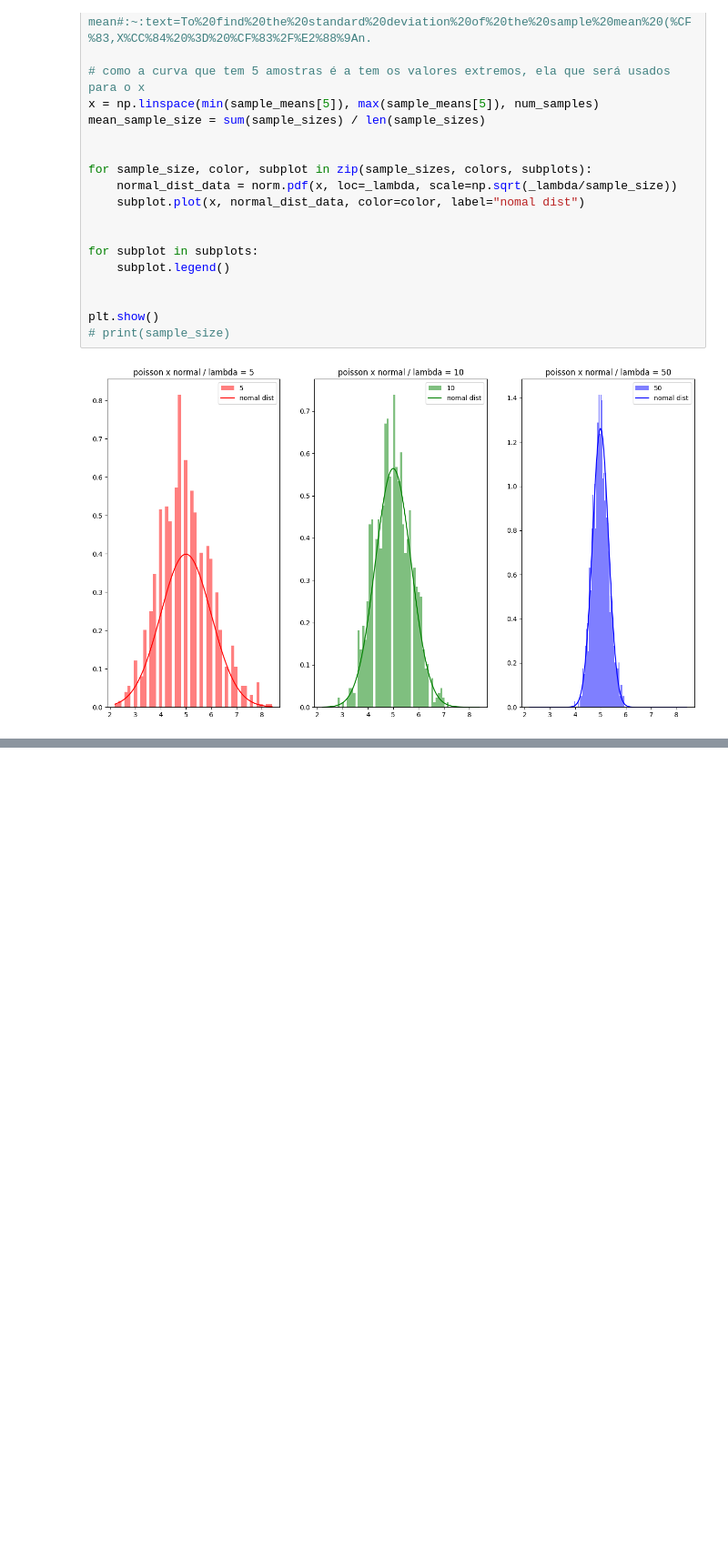
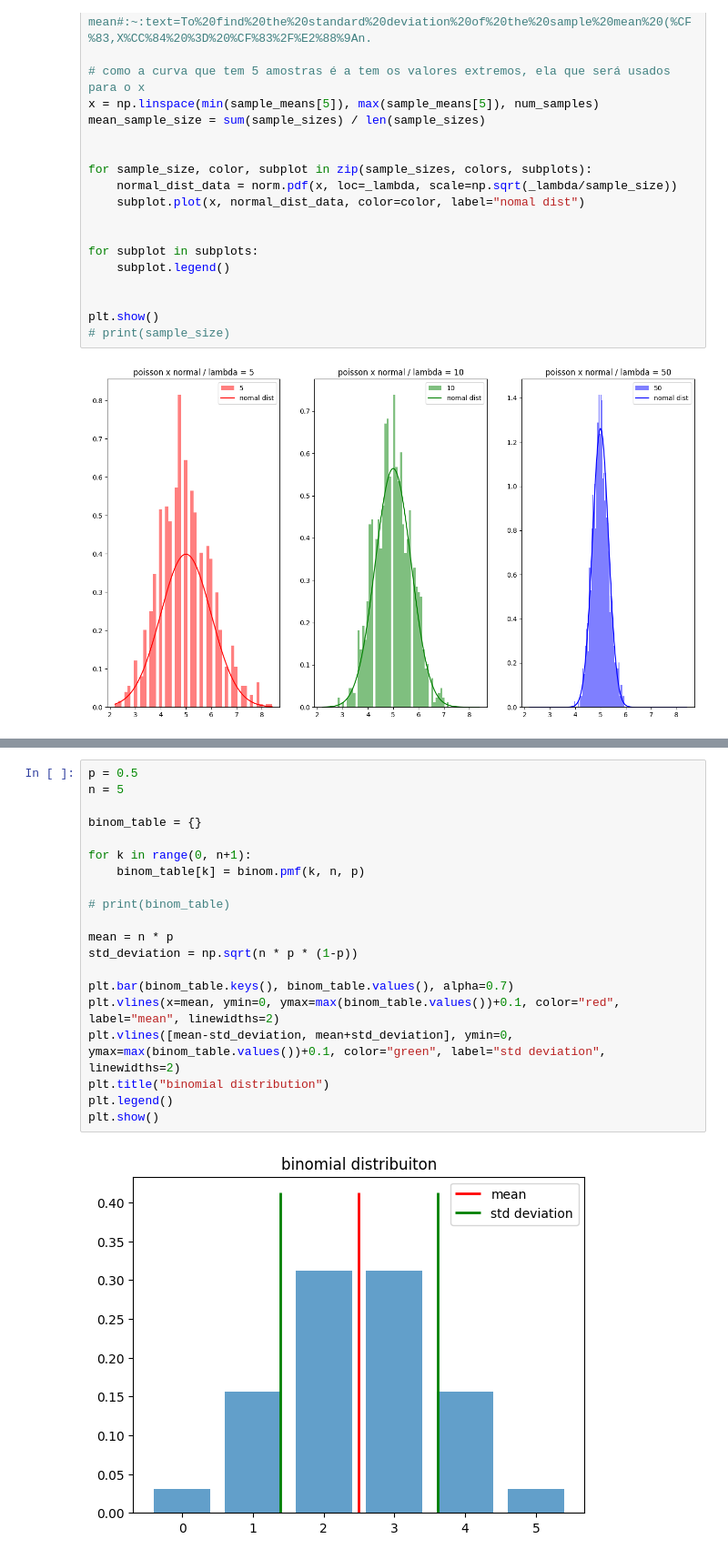
Before and after one commit to LucasMartelloNogueira/CLT_demonstration, a Jupyter notebook: tlc_prova.ipynb, the cells around one changed output, grey strips where cells are left out. Shown at 91% size. Drawn from its saved outputs; the diff is of its cells as text; blank space fills up the shorter version.

Commit message:
adicionando aproximação da distribuição binomial para distibuição normal

```diff
--- a/tlc_prova.ipynb
+++ b/tlc_prova.ipynb
@@ -102,0 +107,22 @@ plt.show()
+# %%
+p = 0.5
+n = 5
+
+binom_table = {}
+
+for k in range(0, n+1):
+    binom_table[k] = binom.pmf(k, n, p)
+
+# print(binom_table)
+
+mean = n * p
+std_deviation = np.sqrt(n * p * (1-p))
+
+plt.bar(binom_table.keys(), binom_table.values(), alpha=0.7)
+plt.vlines(x=mean, ymin=0, ymax=max(binom_table.values())+0.1, color="red", label="mean", linewidths=2)
+plt.vlines([mean-std_deviation, mean+std_deviation], ymin=0, ymax=max(binom_table.values())+0.1, color="green", label="std deviation", linewidths=2)
+plt.title("binomial distribution")
+plt.legend()
+plt.show()
+# %% [output]
+[figure, added]
```
Also changed, not shown: parts of 4 cells of this notebook, 1 other file.
